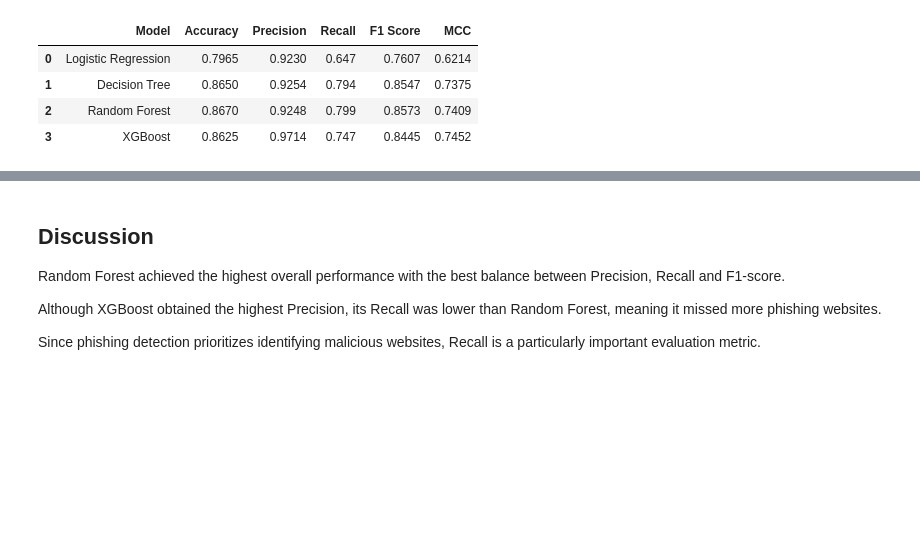
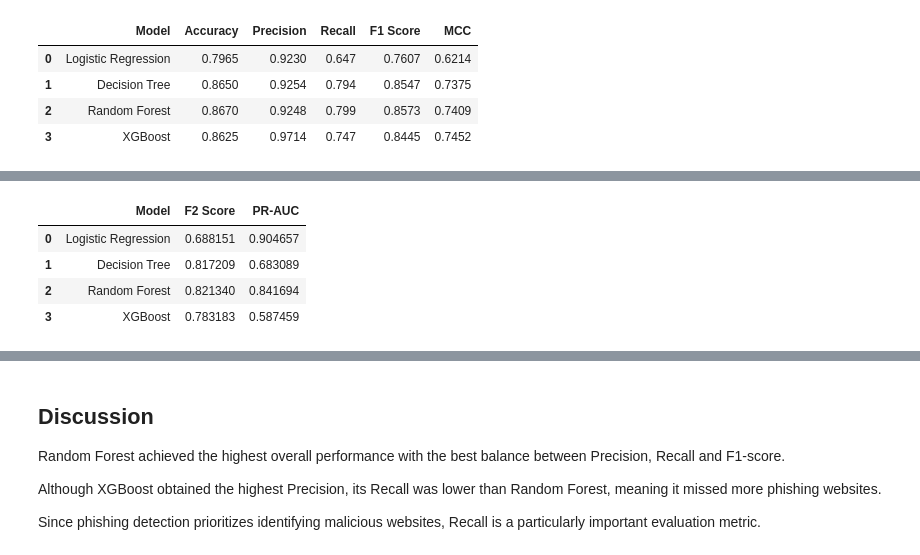
Before and after one commit to DanaShadafne/phishing-website-detection-ml-evaluation, a Jupyter notebook: phishing_detection_project.ipynb, the cells around one changed output, grey strips where cells are left out. Saved outputs shown, nothing was run; the diff lists cells and outputs as text; code cells hidden in the pictures; blank space fills up the shorter version.

```diff
--- a/phishing_detection_project.ipynb
+++ b/phishing_detection_project.ipynb
@@ -475,0 +564,30 @@ results_df
+# %%
+from sklearn.metrics import fbeta_score, average_precision_score
+
+additional_results = []
+
+models_extra = [
+    ("Logistic Regression", logistic_model, y_pred),
+    ("Decision Tree", dt_model, y_pred_dt),
+    ("Random Forest", rf_model, y_pred_rf),
+    ("XGBoost", xgb_model, y_pred_xgb)
+]
+
+for name, model, pred in models_extra:
+
+    probabilities = model.predict_proba(X_test_scaled)[:,1]
+
+    additional_results.append({
+        "Model": name,
+        "F2 Score": fbeta_score(y_test, pred, beta=2),
+        "PR-AUC": average_precision_score(y_test, probabilities)
+    })
+
+
+pd.DataFrame(additional_results)
+# %% [output]
+|  | Model | F2 Score | PR-AUC |
+| 0 | Logistic Regression | 0.688151 | 0.904657 |
+| 1 | Decision Tree | 0.817209 | 0.683089 |
+| 2 | Random Forest | 0.821340 | 0.841694 |
+| 3 | XGBoost | 0.783183 | 0.587459 |
```
Also changed, not shown: parts of 14 cells of this notebook, 1 other file.
